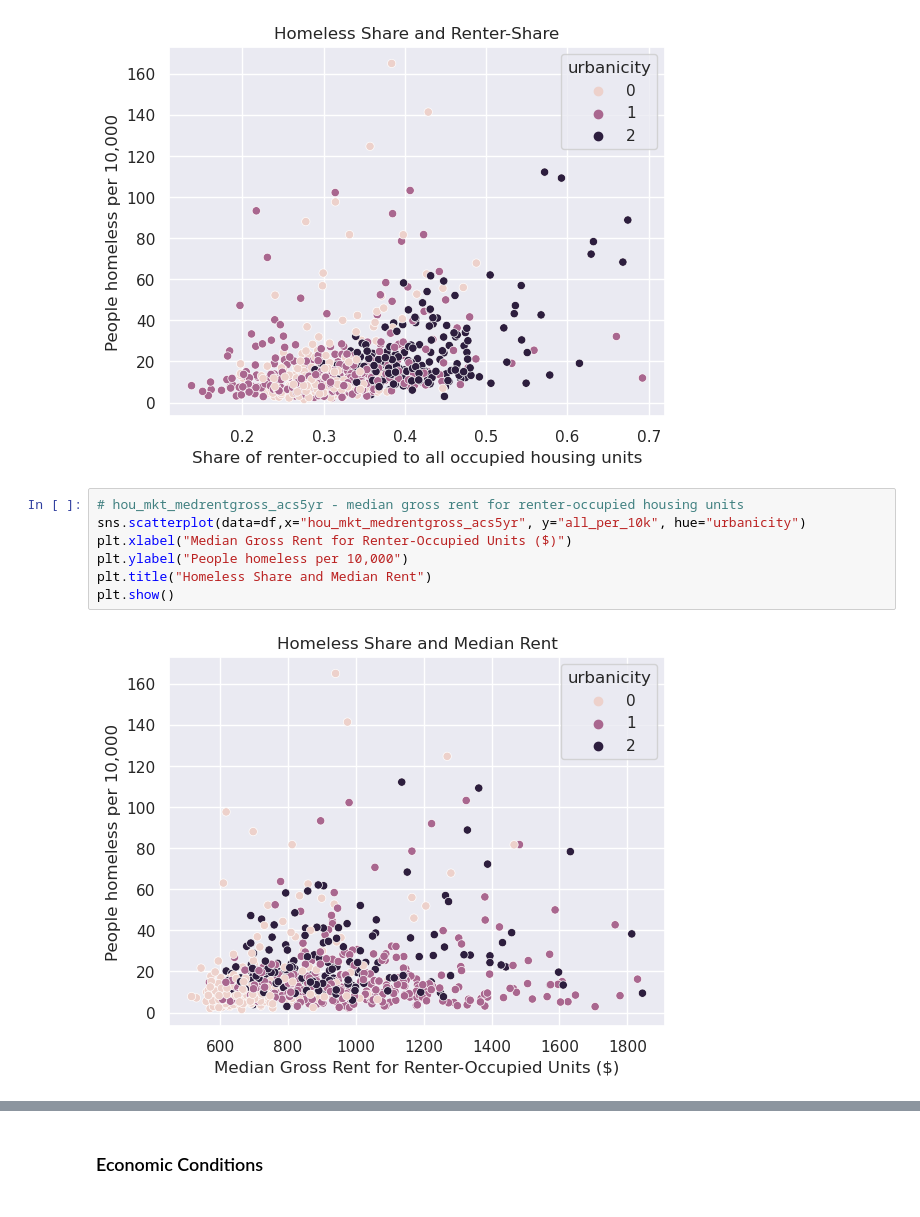
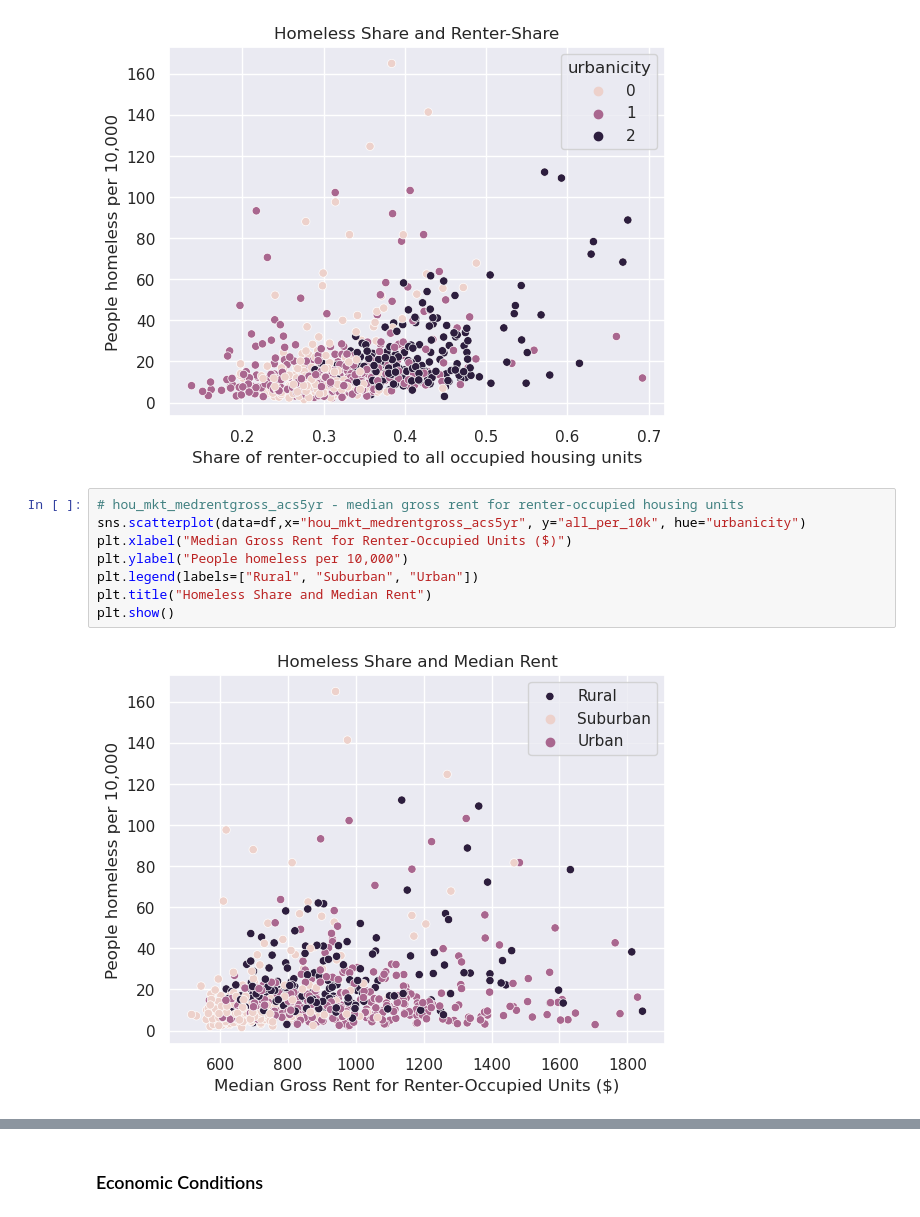
Before and after one commit to nwrousell/data1030-homelessness-project, a Jupyter notebook: homelessness.ipynb, the cells around one changed output, grey strips where cells are left out. Drawn from its saved outputs; the diff is of its cells as text.

```diff
--- a/homelessness.ipynb
+++ b/homelessness.ipynb
@@ -292,12 +295,13 @@ plt.show()
 # %%
 # hou_mkt_medrentgross_acs5yr - median gross rent for renter-occupied housing units
 sns.scatterplot(data=df,x="hou_mkt_medrentgross_acs5yr", y="all_per_10k", hue="urbanicity")
 plt.xlabel("Median Gross Rent for Renter-Occupied Units ($)")
 plt.ylabel("People homeless per 10,000")
+plt.legend(labels=["Rural", "Suburban", "Urban"])
 plt.title("Homeless Share and Median Rent")
 plt.show()
 # %% [output]
-[figure, old version]
+[figure, new version]
 # %%
 # fhfa_hpi_2009 - 2009 base year house price index (HPI), from FHFA
 sns.scatterplot(data=df,x="fhfa_hpi_2009",y="all_per_10k", hue="urbanicity")
```
Also changed, not shown: parts of 23 cells of this notebook, 5 other files.
